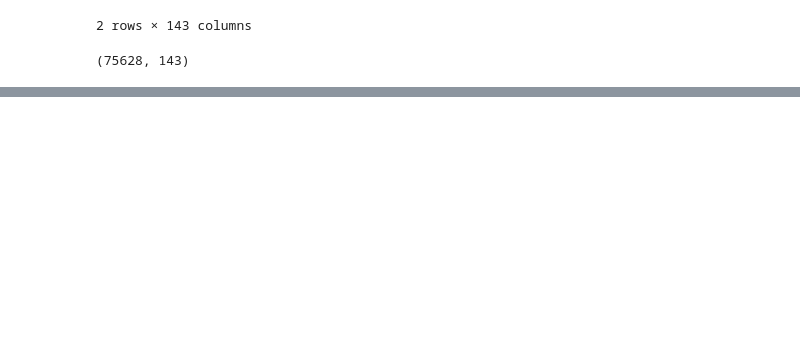
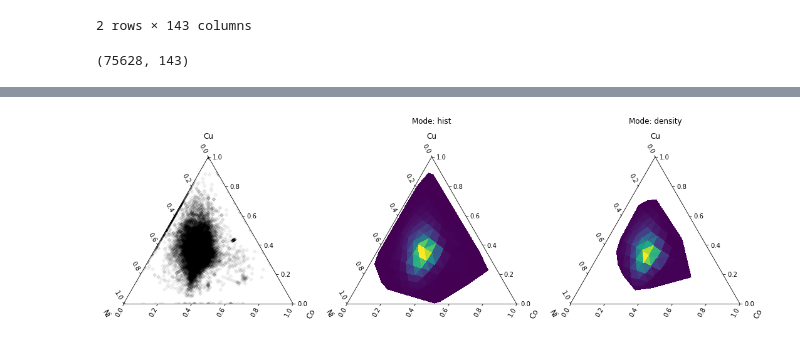
Before and after one commit to franticOreo/CriticalMinerals, a Jupyter notebook: eli/WAMEX_CLOSE_COORDS_MODELLING.ipynb, the cells around one changed output, grey strips where cells are left out. Saved outputs shown, nothing was run; the diff lists cells and outputs as text; code cells hidden in the pictures; blank space fills up the shorter version.

```diff
--- a/eli/WAMEX_CLOSE_COORDS_MODELLING.ipynb
+++ b/eli/WAMEX_CLOSE_COORDS_MODELLING.ipynb
@@ -65,0 +104,23 @@ df_wamex_rc.applymap(replace_neg9999)
+# %%
+def replace_neg9999(val):
+    if val == -9999:
+        return 0
+    else:
+        return val
+
+
+def abs_halve_neg_val(val):
+#     print(val)
+    if val < 0:
+        return abs(val) / 2
+    else:
+        return val
+
+df = df.applymap(replace_neg9999)
+df = df.applymap(abs_halve_neg_val)
+
+indexs_6666 = df[df.values == -6666].index
+df = df.drop(index=indexs_6666)
+
+indexs_0 = df[df.values == 0].index
+df = df.drop(index=indexs_0)
@@ -65,0 +137,4 @@ df_wamex_rc.applymap(replace_neg9999)
+# %%
+df = df.reset_index(drop=True)
+# df = df.drop(columns=['index'])
+df.head()
@@ -66,2 +157,22 @@ df_wamex_rc.applymap(replace_neg9999)
+# %%
+df_minerals_log = df[minerals_atomic].apply(lambda x: np.log(x), axis=1)
+# %%
+fig, ax = plt.subplots(
+    1,
+    3,
+    sharex=True,
+    sharey=True,
+    figsize=(15, 5),
+    subplot_kw=dict(projection="ternary"),
+)
+df_minerals_log.pyroplot.scatter(ax=ax[0], alpha=0.05, c="k")
+for a, mode in zip(ax[1:], ["hist", "density"]):
+    df_minerals_log.pyroplot.density(ax=a, mode=mode)
+    a.set_title("Mode: {}".format(mode), y=1.2)
+
+plt.tight_layout()
+plt.show()
+# %% [output]
+[figure, added]
 # %%
 # %% [output]
```
Also changed, not shown: parts of 28 cells of this notebook, 3 other files.
